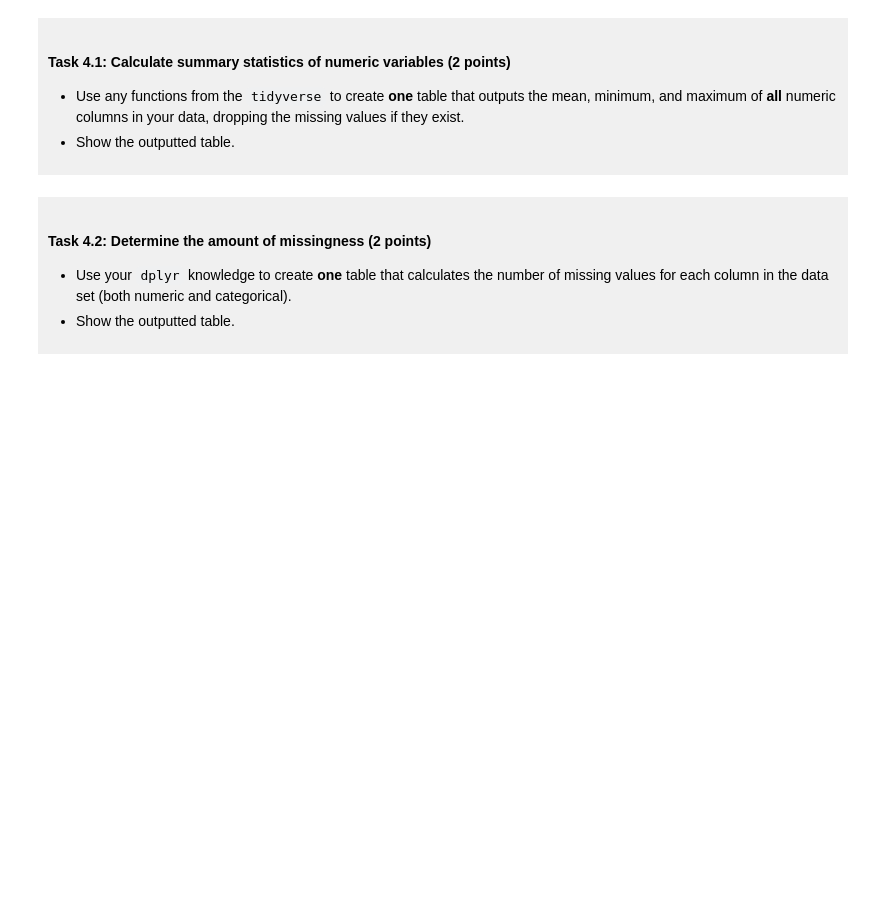
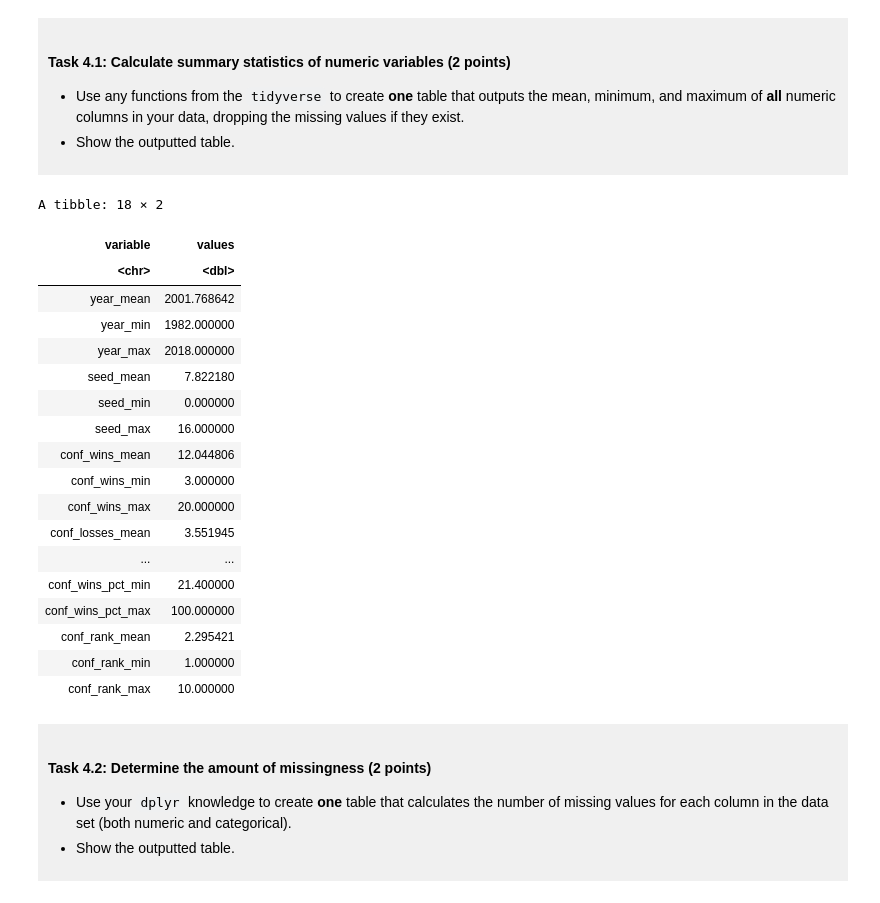
Before and after one commit to reyvet/dsci-100-project-betty-wu, a Jupyter notebook: dsci-100-project-notebook.ipynb, the cells around one changed output. Cells and saved outputs as stored; diff of their text form; code cells hidden in the pictures; blank space fills up the shorter version.

```diff
--- a/dsci-100-project-notebook.ipynb
+++ b/dsci-100-project-notebook.ipynb
@@ -261,7 +251,35 @@ You will refine your research question (if needed) and produce a tidy data set.
 
 </div>
 # %%
-### EDIT THIS CODE CELL ###
+summary_data <- tidy_data |>
+    summarise(across(where(is.numeric), # selects all numeric columns
+              list(mean = ~mean(., na.rm = TRUE), # finds the mean, min, and max of each column
+                   min = ~min(., na.rm = TRUE),
+                   max = ~max(., na.rm = TRUE)))) |>
+    pivot_longer(year_mean:conf_rank_max, # convert the data into a vertical table, easier to read
+                 names_to = "variable",
+                 values_to = "values")
+summary_data
+# %% [output]
+A tibble: 18 × 2
+| variable | values |
+| <chr> | <dbl> |
+| year_mean | 2001.768642 |
+| year_min | 1982.000000 |
+| year_max | 2018.000000 |
+| seed_mean | 7.822180 |
+| seed_min | 0.000000 |
+| seed_max | 16.000000 |
+| conf_wins_mean | 12.044806 |
+| conf_wins_min | 3.000000 |
+| conf_wins_max | 20.000000 |
+| conf_losses_mean | 3.551945 |
+| ... | ... |
+| conf_wins_pct_min | 21.400000 |
+| conf_wins_pct_max | 100.000000 |
+| conf_rank_mean | 2.295421 |
+| conf_rank_min | 1.000000 |
+| conf_rank_max | 10.000000 |
 # %% [markdown]
 <div style="background-color: #f0f0f0; padding: 10px;">
 
```
Also changed, not shown: parts of 7 cells of this notebook.
